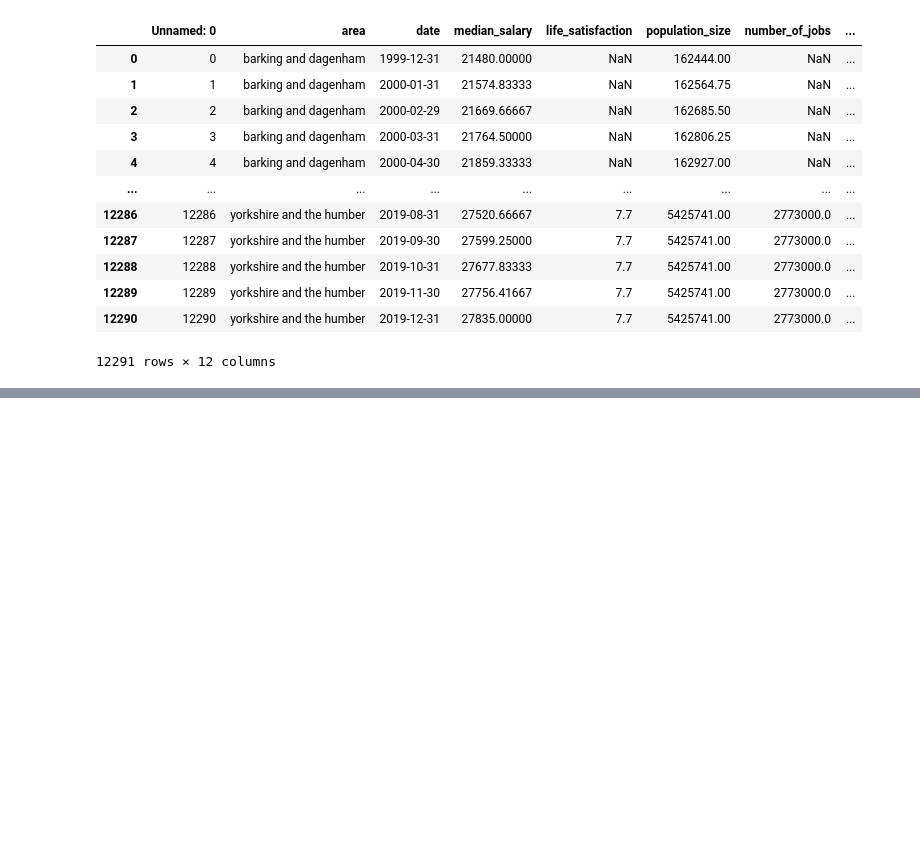
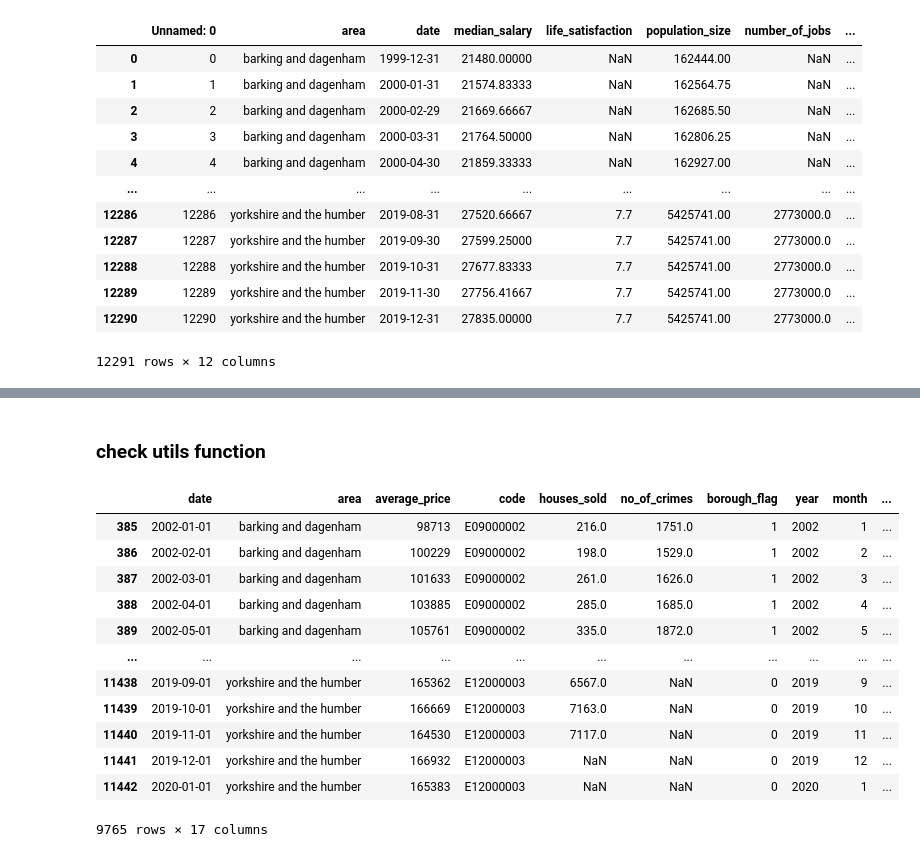
Before and after one commit to hlu109/math462_project, a Jupyter notebook: scripts/data_exploration.ipynb, the cells around one changed output, grey strips where cells are left out. Drawn from its saved outputs; the diff is of its cells as text; code cells hidden in the pictures; blank space fills up the shorter version.

Commit message:
add helper func to load data

```diff
--- a/scripts/data_exploration.ipynb
+++ b/scripts/data_exploration.ipynb
@@ -299,0 +328,25 @@ df
+# %% [markdown]
+### check utils function
+# %%
+monthly_data = load_interpolated_data()
+# %%
+# for col in [
+#         'median_salary', 'population_size', 'number_of_jobs', 'area_size',
+#         'no_of_houses'
+# ]:
+#     monthly_data[col] = monthly_data[col].astype(int, errors='ignore')
+monthly_data[monthly_data.year >= 2002]
+# %% [output]
+|  | date | area | average_price | code | houses_sold | no_of_crimes | borough_flag | year | month | ... |
+| 385 | 2002-01-01 | barking and dagenham | 98713 | E09000002 | 216.0 | 1751.0 | 1 | 2002 | 1 | ... |
+| 386 | 2002-02-01 | barking and dagenham | 100229 | E09000002 | 198.0 | 1529.0 | 1 | 2002 | 2 | ... |
+| 387 | 2002-03-01 | barking and dagenham | 101633 | E09000002 | 261.0 | 1626.0 | 1 | 2002 | 3 | ... |
+| 388 | 2002-04-01 | barking and dagenham | 103885 | E09000002 | 285.0 | 1685.0 | 1 | 2002 | 4 | ... |
+| 389 | 2002-05-01 | barking and dagenham | 105761 | E09000002 | 335.0 | 1872.0 | 1 | 2002 | 5 | ... |
+| ... | ... | ... | ... | ... | ... | ... | ... | ... | ... | ... |
+| 11438 | 2019-09-01 | yorkshire and the humber | 165362 | E12000003 | 6567.0 | NaN | 0 | 2019 | 9 | ... |
+| 11439 | 2019-10-01 | yorkshire and the humber | 166669 | E12000003 | 7163.0 | NaN | 0 | 2019 | 10 | ... |
+| 11440 | 2019-11-01 | yorkshire and the humber | 164530 | E12000003 | 7117.0 | NaN | 0 | 2019 | 11 | ... |
+| 11441 | 2019-12-01 | yorkshire and the humber | 166932 | E12000003 | NaN | NaN | 0 | 2019 | 12 | ... |
+| 11442 | 2020-01-01 | yorkshire and the humber | 165383 | E12000003 | NaN | NaN | 0 | 2020 | 1 | ... |
+9765 rows × 17 columns
```
Also changed, not shown: parts of 6 cells of this notebook, 1 other file.
